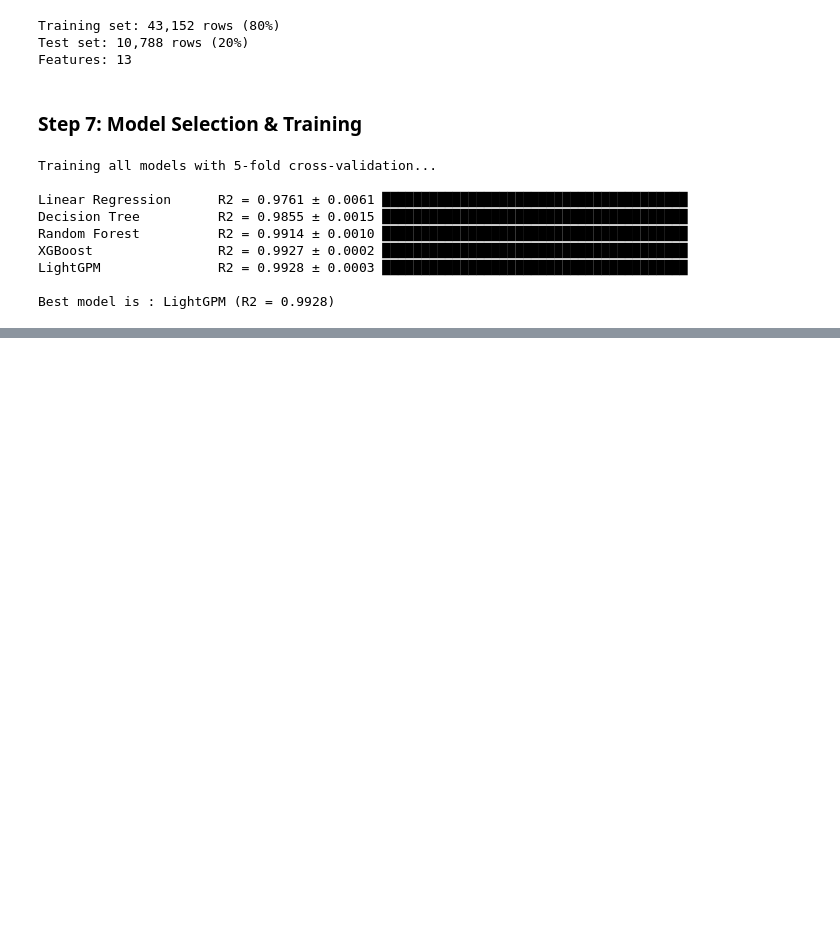
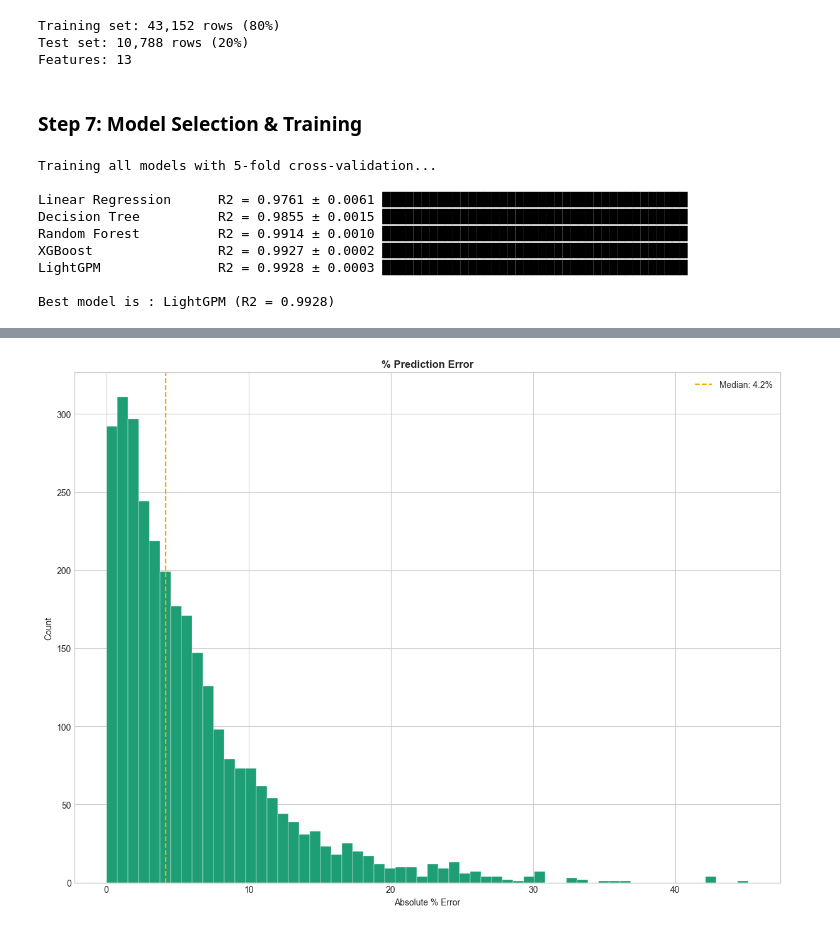
Before and after one commit to abdelrahman-mo7amd/DiamondML, a Jupyter notebook: main.ipynb, the cells around one changed output, grey strips where cells are left out. Cells and saved outputs as stored; diff of their text form; code cells hidden in the pictures; blank space fills up the shorter version.

```diff
--- a/main.ipynb
+++ b/main.ipynb
@@ -436,0 +540,14 @@ Best model is : LightGPM (R2 = 0.9928)
+# %%
+pct_errors = np.abs(residuals / (actual + 1e-9)) * 100
+plt.figure(figsize=(12,9))
+plt.hist(pct_errors[pct_errors < 50], bins=60, color='#1D9E75', edgecolor='white', linewidth=0.3)
+plt.axvline(np.median(pct_errors), color='orange', lw=1.5, linestyle='--', label=f'Median: {np.median(pct_errors):.1f}%')
+plt.xlabel('Absolute % Error')
+plt.ylabel('Count')
+plt.title('% Prediction Error', fontsize=12, fontweight='bold')
+plt.legend()
+
+plt.tight_layout()
+plt.show()
+# %% [output]
+[figure, added]
```
Also changed, not shown: parts of 12 cells of this notebook.
